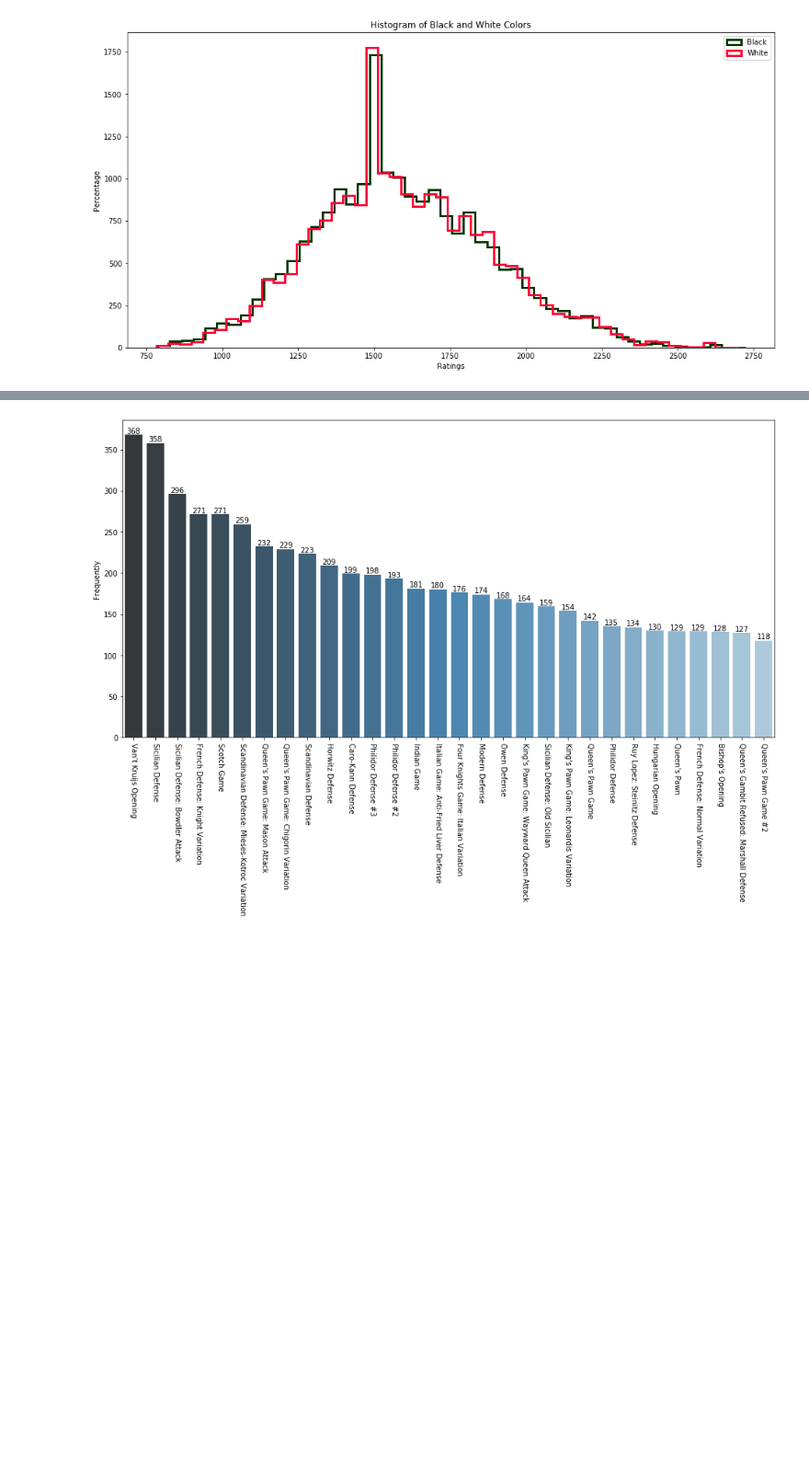
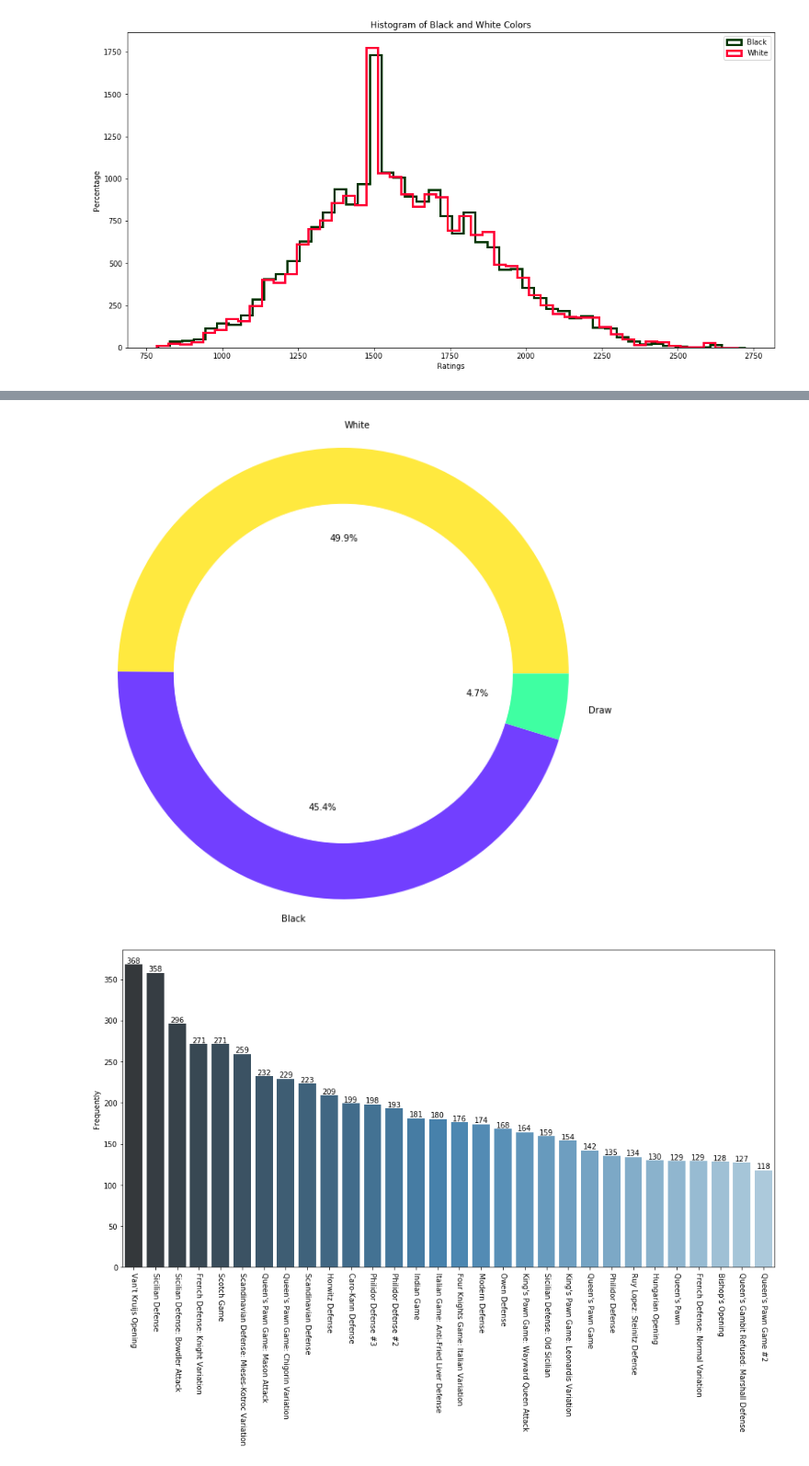
Before and after one commit to SoroushGhaderi/Lichess_Data_Analysis, a Jupyter notebook: Chess_Data_Analysis.ipynb, the cells around one changed output, grey strips where cells are left out. Shown at 92% size. Drawn from its saved outputs; the diff is of its cells as text; code cells hidden in the pictures; blank space fills up the shorter version.

```diff
--- a/Chess_Data_Analysis.ipynb
+++ b/Chess_Data_Analysis.ipynb
@@ -97,3 +110,19 @@ plt.show()
+# %%
+plt.figure(figsize= (10, 10))
+# The slices will be ordered and plotted counter-clockwise
+labels = ["White", "Black", "Draw"]
+sizes = chess["winner"].value_counts().values
+colors = ["#ffe93f", "#723fff", "#3fffa2"]
+plt.pie(sizes, labels=labels, colors=colors,autopct='%1.1f%%')
+
+#draw a circle at the center of pie to make it look like a donut
+centre_circle = plt.Circle((0,0),0.75,color= "white", fc= "white")
+fig = plt.gcf()
+fig.gca().add_artist(centre_circle)
+plt.axis('equal')
+plt.show()
+# %% [output]
+[figure, added]
 # %%
 most_frequently_opening = chess["opening_name"].value_counts().nlargest(30)
 # %%
```
Also changed, not shown: parts of 7 cells of this notebook.
